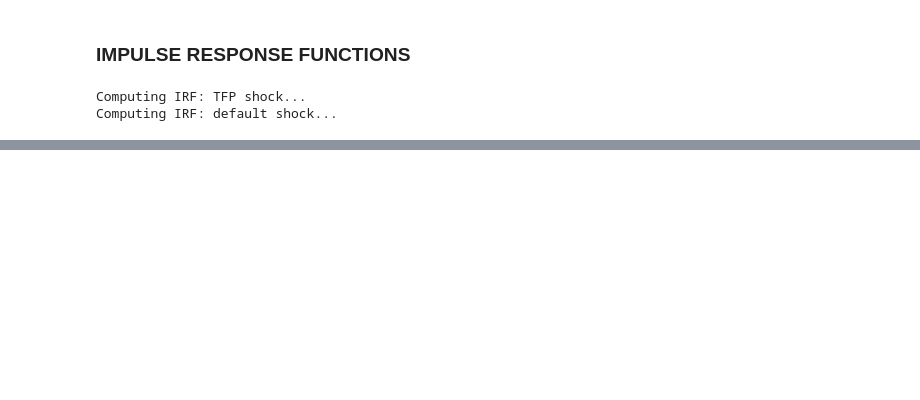
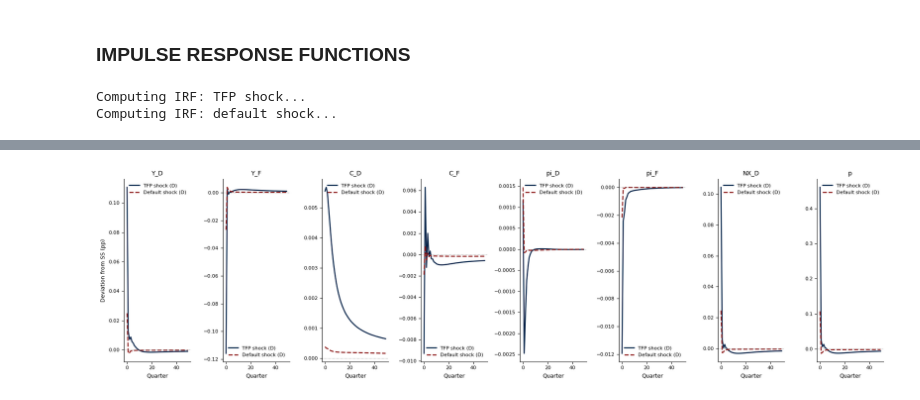
Before and after one commit to Daniel-Jensen/Quantitative_Model, a Jupyter notebook: model_v11.ipynb, the cells around one changed output, grey strips where cells are left out. Saved outputs shown, nothing was run; the diff lists cells and outputs as text; code cells hidden in the pictures; blank space fills up the shorter version.

```diff
--- a/model_v11.ipynb
+++ b/model_v11.ipynb
@@ -573,0 +488,8 @@ show_irfs([irfs_def_D],
+# %%
+# ── 1. Output & Inflation ─────────────────────────────────────────────────
+# Suggestion: include NX and p to capture current-account / terms-of-trade
+# dynamics alongside the domestic demand decomposition.
+show_irfs([irfs_Z_D, irfs_def_D], labels=['TFP shock (D)', 'Default shock (D)'],
+          variables=['Y_D', 'Y_F', 'C_D', 'C_F', 'pi_D', 'pi_F', 'NX_D', 'p'])
+# %% [output]
+[figure, added]
```
Also changed, not shown: parts of 16 cells of this notebook.
